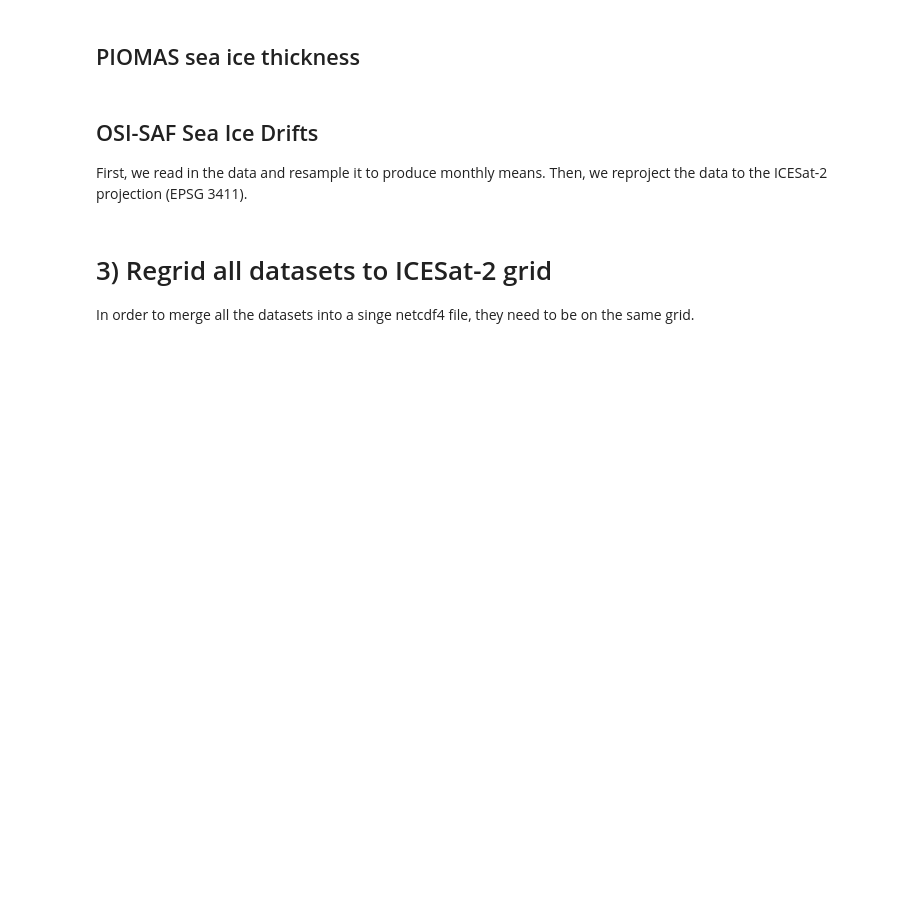
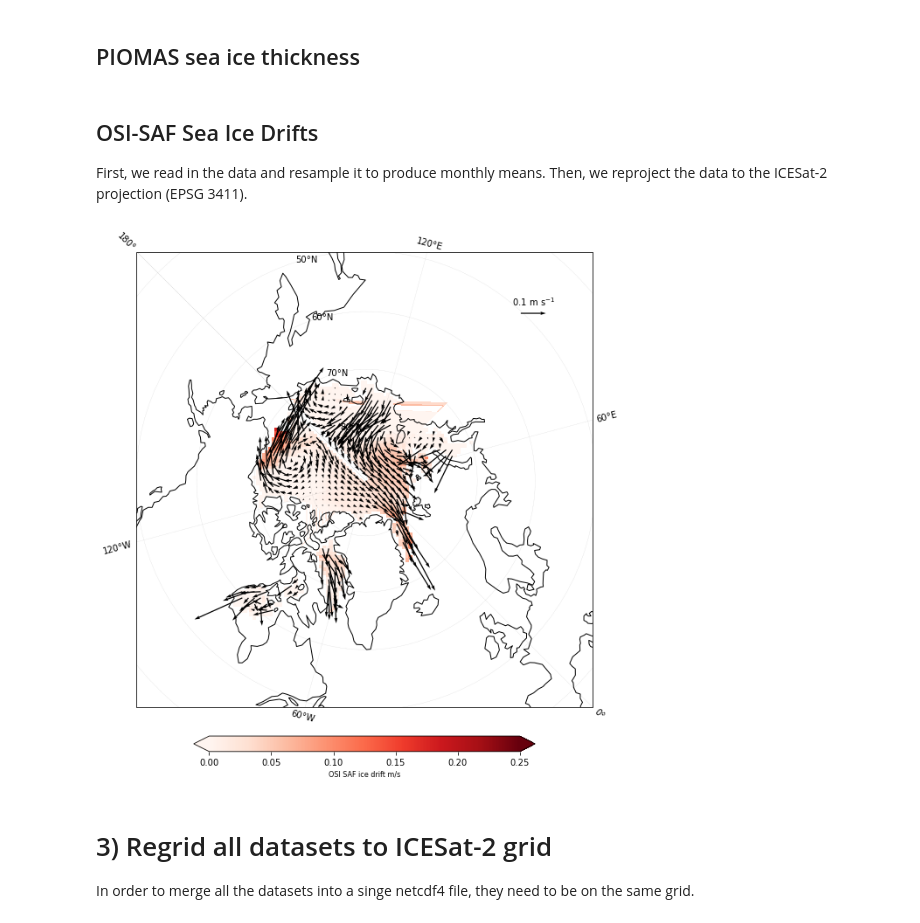
Before and after one commit to nicolejkeeney/icesat2-book, a Jupyter notebook: data_wrangling.ipynb, the cells around one changed output. Drawn from its saved outputs; the diff is of its cells as text; code cells hidden in the pictures; blank space fills up the shorter version.

Commit message:
book updates with new data and drift

```diff
--- a/data_wrangling.ipynb
+++ b/data_wrangling.ipynb
@@ -229,6 +248,50 @@ driftsMonthly = driftsDaily.resample(time='MS', keep_attrs = True).mean()
 
 # Project to CRS of ICeSat-2 grid
 monthlyDrifts_proj = get_projected_vectors(fmonthly=driftsMonthly.copy(), proj=pyproj.Proj("+init=EPSG:3411"))
+# %%
+# plot config
+import cartopy.crs as ccrs
+import matplotlib.colorbar as mcbar
+import numpy.ma as ma
+
+minval=0.
+maxval=0.25
+vector_val=0.1
+scale_vec=0.25
+units_lab='m/s'
+units_vec=r'm s$^{-1}$'
+varStr='OSI SAF ice drift '
+# sometimes better to plot every nth number of arrows to reduce clutter
+res=2
+proj=ccrs.NorthPolarStereo(central_longitude=-45)
+
+
+fig=plt.figure(figsize=(10, 12))
+ax = plt.axes(projection = proj)
+
+cs = ax.pcolormesh(monthlyDrifts_proj.isel(time=2).lon, monthlyDrifts_proj.isel(time=0).lat,
+                   monthlyDrifts_proj.isel(time=2).x_vel, transform=ccrs.PlateCarree(), vmin=minval, vmax=maxval, cmap=plt.cm.Reds, zorder=2)
+
+Q = ax.quiver(monthlyDrifts_proj.isel(time=2).xpts[::res, ::res], monthlyDrifts_proj.isel(time=2).ypts[::res, ::res],
+              ma.masked_where(np.isnan(monthlyDrifts_proj.isel(time=2).x_vel[::res, ::res]), monthlyDrifts_proj.isel(time=2).x_vel[::res, ::res]),
+              ma.masked_where(np.isnan(monthlyDrifts_proj.isel(time=2).y_vel[::res, ::res]), monthlyDrifts_proj.isel(time=2).y_vel[::res, ::res]) , units='inches',scale=scale_vec, zorder=5)
+
+ax.coastlines(zorder=3)
+ax.gridlines(draw_labels=True,
+          linewidth=0.22, color='gray', alpha=0.5, linestyle='--')
+
+#ax.imshow(data, transform=ccrs.PlateCarree(), zorder=2)
+# for some reason this extent can freak out if you set 180 to 180
+ax.set_extent([-179, 179, 50, 90], ccrs.PlateCarree())
+cax,kw = mcbar.make_axes(ax,location='bottom',pad=0.05,shrink=0.7)
+cb=fig.colorbar(cs,cax=cax,extend='both',**kw)
+cb.set_label(varStr+units_lab,size=8)
+
+qk = plt.quiverkey(Q, 3389969, 3389969, vector_val, str(vector_val)+' '+units_vec, coordinates='data', zorder = 11)
+
+plt.show()
+# %% [output]
+[figure, added]
 # %% [markdown]
 # 3) Regrid all datasets to ICESat-2 grid
 In order to merge all the datasets into a singe netcdf4 file, they need to be on the same grid.
```
Also changed, not shown: parts of 5 cells of this notebook, 25 other files.
